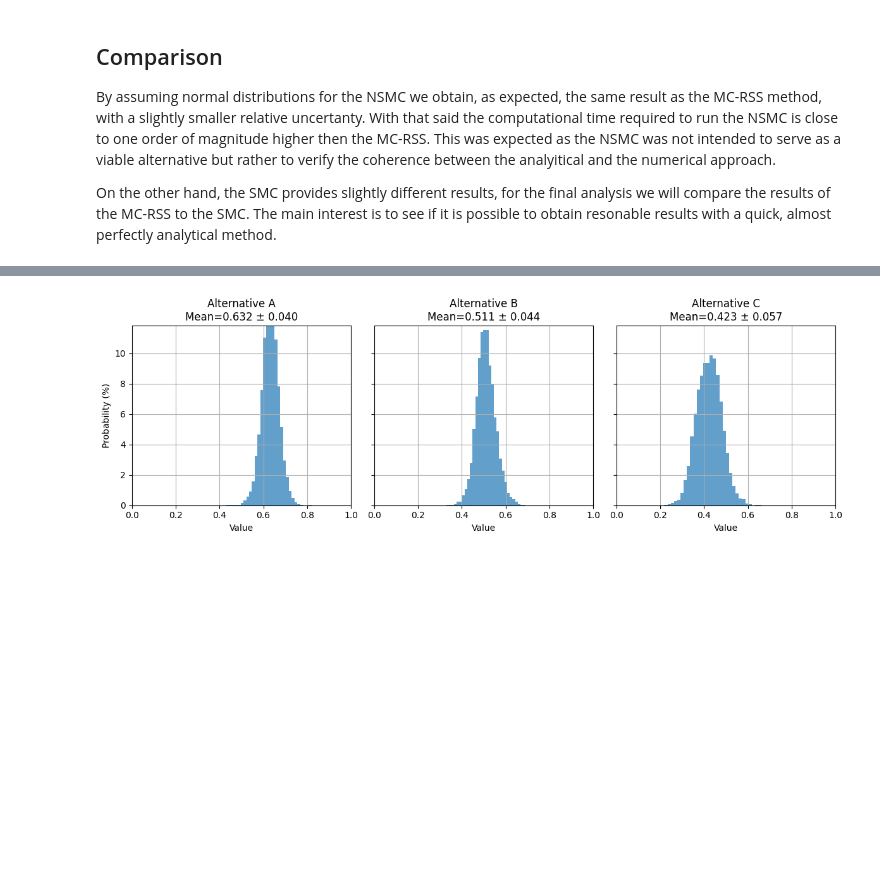
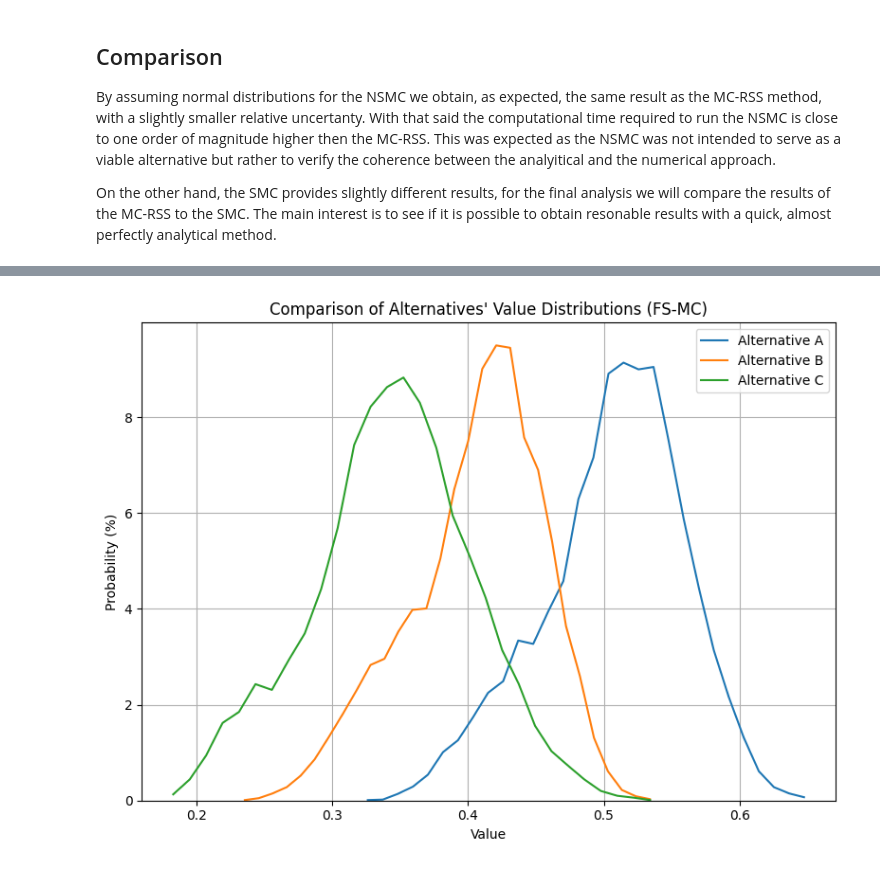
Before and after one commit to simo-pagliu/Master-Thesis, a Jupyter notebook: Uncertanty Propagation/UP-MCDA Method Comparisons.ipynb, the cells around one changed output, grey strips where cells are left out. Saved outputs shown, nothing was run; the diff lists cells and outputs as text; code cells hidden in the pictures; blank space fills up the shorter version.

```diff
--- a/Uncertanty Propagation/UP-MCDA Method Comparisons.ipynb
+++ b/Uncertanty Propagation/UP-MCDA Method Comparisons.ipynb
@@ -229,32 +212,22 @@ plt.show()
-# %%
-
-# plot all alternatives in one figure using subplots
-n = len(alternatives)
-fig, axes = plt.subplots(1, n, figsize=(4 * n, 4), sharey=True)
-if n == 1:
-    axes = [axes]
-
-for alt_idx, ax in enumerate(axes):
-    # for strict results each run has two values per alternative, so average across last axis per run
-    if results_MC_non_strict.ndim == 3:
-        data = np.mean(results_MC_non_strict[:, alt_idx, :], axis=1)
-    else:
-        data = results_MC_non_strict[:, alt_idx]
-
-    hist, bin_edges = np.histogram(data, bins=30)
-    hist_prob = hist / sim_runs  # probability per bin (sums to 1)
-    mean_value = np.mean(data)
-    std_value = np.std(data)
-
-    ax.bar(bin_edges[:-1], hist_prob * 100, width=np.diff(bin_edges), align='edge', alpha=0.7)
-    ax.set_xlabel("Value")
-    ax.set_xlim(0, 1)
-    ax.set_ylabel("Probability (%)" if alt_idx == 0 else "")
-    ax.set_title(f"Alternative {chr(65 + alt_idx)}\nMean={mean_value:.3f} ± {std_value:.3f}")
-    ax.grid(True)
-    ax.set_ylim(0, max(hist_prob * 100) * 1.2)
-
-plt.tight_layout()
-plt.show()
-# %% [output]
-[figure, removed]
+# %%
+# Plot to compare alternatives' distributions in one figure
+fig, ax = plt.subplots(figsize=(8, 6))
+for alt_idx in range(len(alternatives)):
+
+    data = results_MC_strict[:, alt_idx]
+
+    hist, bin_edges = np.histogram(data, bins=30)
+    hist_prob = hist / sim_runs  # probability per bin (sums to 1)
+    bin_centers = (bin_edges[:-1] + bin_edges[1:]) / 2
+
+    ax.plot(bin_centers, hist_prob * 100, label=f'Alternative {chr(65 + alt_idx)}')
+ax.set_xlabel("Value")
+ax.set_ylabel("Probability (%)")
+ax.set_title("Comparison of Alternatives' Value Distributions (FS-MC)")
+ax.legend()
+plt.ylim(0)
+plt.tight_layout()
+plt.grid(True)
+plt.show()
+# %% [output]
+[figure, added]
```
Also changed, not shown: parts of 11 cells of this notebook, 2 other files.
